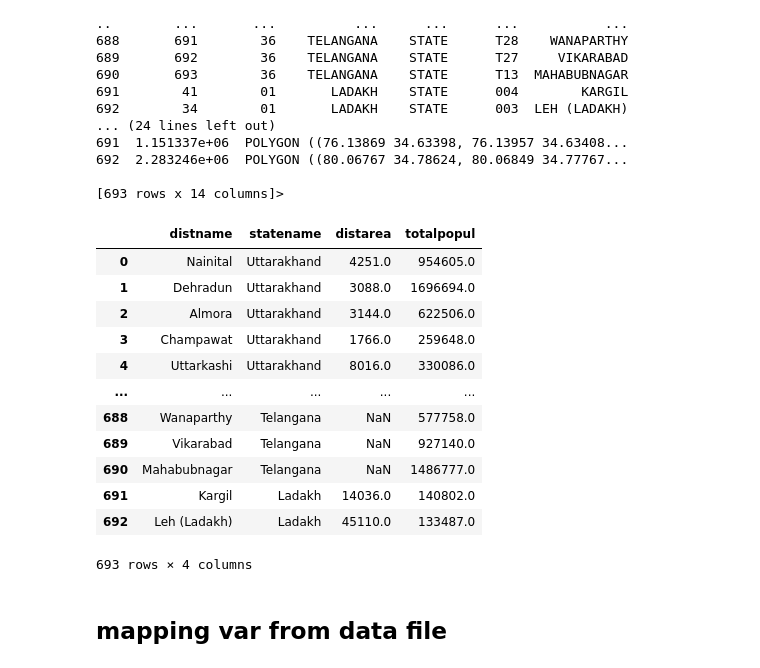
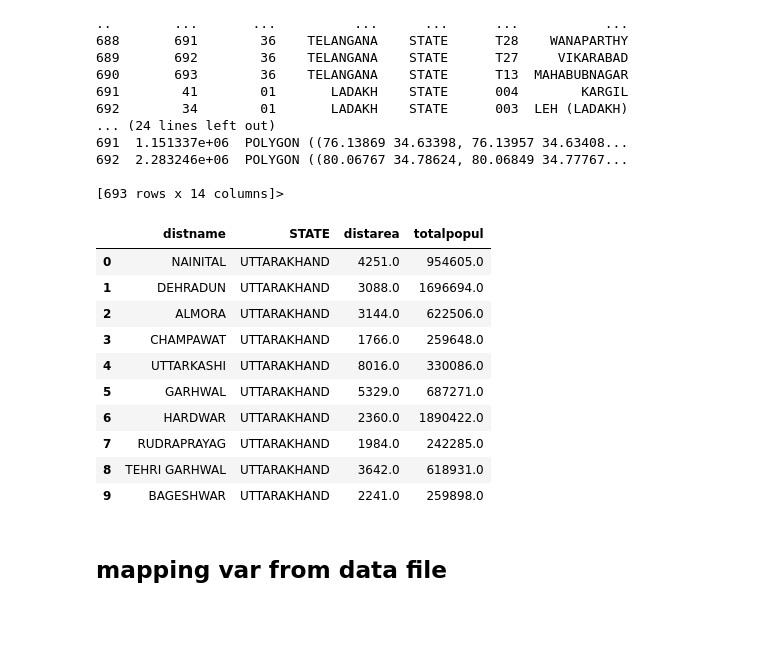
Before and after one commit to HarshGujarathi7/GISTEST, a Jupyter notebook: ps1.ipynb, the cells around one changed output. Cells and saved outputs as stored; diff of their text form; code cells hidden in the pictures; blank space fills up the shorter version.

```diff
--- a/ps1.ipynb
+++ b/ps1.ipynb
@@ -135,23 +132,21 @@ india.describe
 
 [693 rows x 14 columns]>
 # %%
-india_2 = india[["distname", "statename","distarea","totalpopul",]]
+india_2 = india[["distname", "STATE","distarea","totalpopul",]]
 # %%
-india_2.head(700)
+india_2.head(10)
 # %% [output]
-|  | distname | statename | distarea | totalpopul |
-| 0 | Nainital | Uttarakhand | 4251.0 | 954605.0 |
-| 1 | Dehradun | Uttarakhand | 3088.0 | 1696694.0 |
-| 2 | Almora | Uttarakhand | 3144.0 | 622506.0 |
-| 3 | Champawat | Uttarakhand | 1766.0 | 259648.0 |
-| 4 | Uttarkashi | Uttarakhand | 8016.0 | 330086.0 |
-| ... | ... | ... | ... | ... |
-| 688 | Wanaparthy | Telangana | NaN | 577758.0 |
-| 689 | Vikarabad | Telangana | NaN | 927140.0 |
-| 690 | Mahabubnagar | Telangana | NaN | 1486777.0 |
-| 691 | Kargil | Ladakh | 14036.0 | 140802.0 |
-| 692 | Leh (Ladakh) | Ladakh | 45110.0 | 133487.0 |
+|  | distname | STATE | distarea | totalpopul |
+| 0 | NAINITAL | UTTARAKHAND | 4251.0 | 954605.0 |
+| 1 | DEHRADUN | UTTARAKHAND | 3088.0 | 1696694.0 |
+| 2 | ALMORA | UTTARAKHAND | 3144.0 | 622506.0 |
+| 3 | CHAMPAWAT | UTTARAKHAND | 1766.0 | 259648.0 |
+| 4 | UTTARKASHI | UTTARAKHAND | 8016.0 | 330086.0 |
+| 5 | GARHWAL | UTTARAKHAND | 5329.0 | 687271.0 |
+| 6 | HARDWAR | UTTARAKHAND | 2360.0 | 1890422.0 |
+| 7 | RUDRAPRAYAG | UTTARAKHAND | 1984.0 | 242285.0 |
+| 8 | TEHRI GARHWAL | UTTARAKHAND | 3642.0 | 618931.0 |
+| 9 | BAGESHWAR | UTTARAKHAND | 2241.0 | 259898.0 |
-693 rows × 4 columns
 # %% [markdown]
 ## mapping var from data file
 # %%
```
Also changed, not shown: parts of 7 cells of this notebook.
